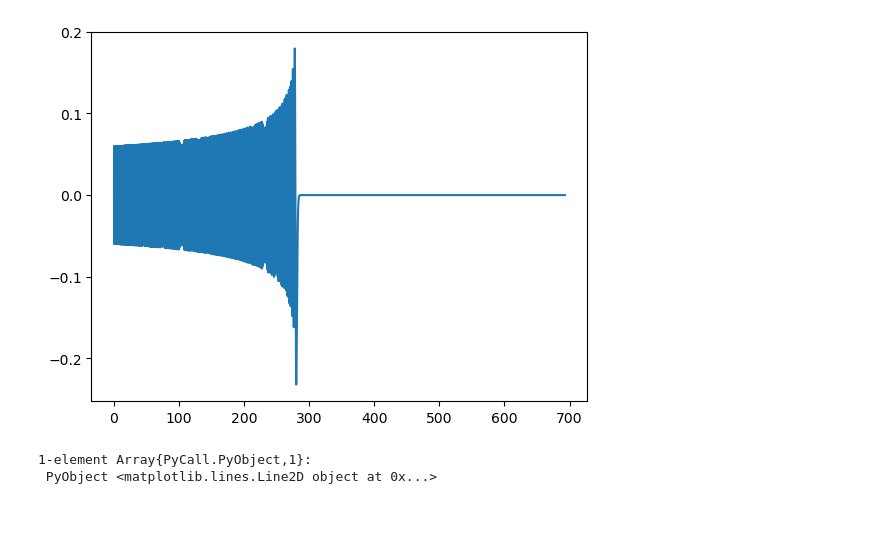
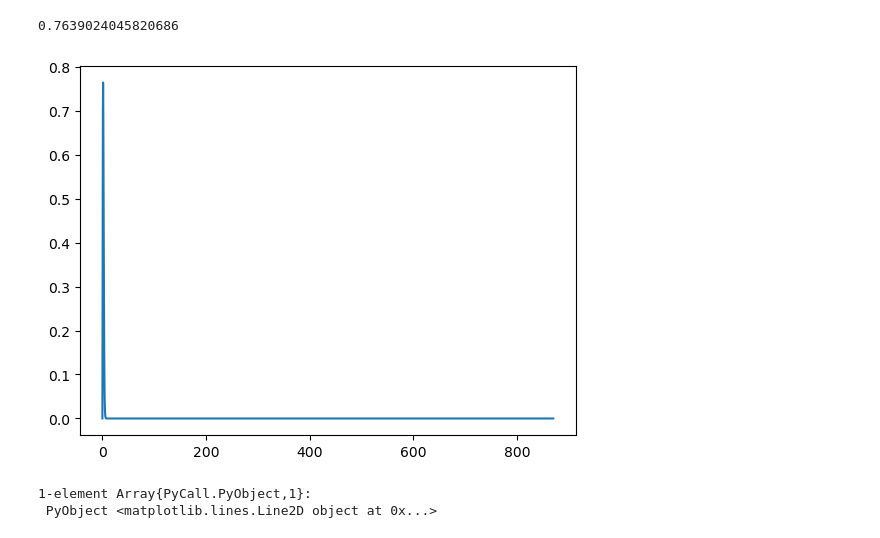
Before and after one commit to fusion809/julia-scripts, a Jupyter notebook: SLE/Airy-SLE.ipynb, the cells around one changed output. Cells and saved outputs as stored; diff of their text form; code cells hidden in the pictures.

```diff
--- a/SLE/Airy-SLE.ipynb
+++ b/SLE/Airy-SLE.ipynb
@@ -178,10 +32,0 @@ errrms[1250]
-# %%
-Yexact    = zeros(maxindex,Int(N/10));
-errrms = zeros(maxindex,1);
-err = zeros(maxindex,Int(N/10));
-Ymaxindex = Y[1:maxindex,:];
-for i in 1:1:Int(N/10)
-    Yexact[:,i] = airyai.(y[1:maxindex].-Lam[i])/airyaiprime(-Lam[i]);
-    err[:,i]=abs.(abs.(Yexact[:,i])-abs.(Ymaxindex[:,i]));
-    errrms[i,1]=sqrt(err[:,i]'*err[:,i]/maxindex);
-end
@@ -188,6 +53,10 @@ end
+# %%
+findmax(Yexact[:,1])[1]
+# %% [output]
+0.7639024045820686
 # %%
-plot(y[1:maxindex],Yexact[:,Int(N/10)])
+plot(y,Yexact[:,1])
 # %% [output]
-[figure, old version]
+[figure, new version]
 1-element Array{PyCall.PyObject,1}:
  PyObject <matplotlib.lines.Line2D object at 0x...>
```
Also changed, not shown: parts of 35 cells of this notebook, 4 other files.
